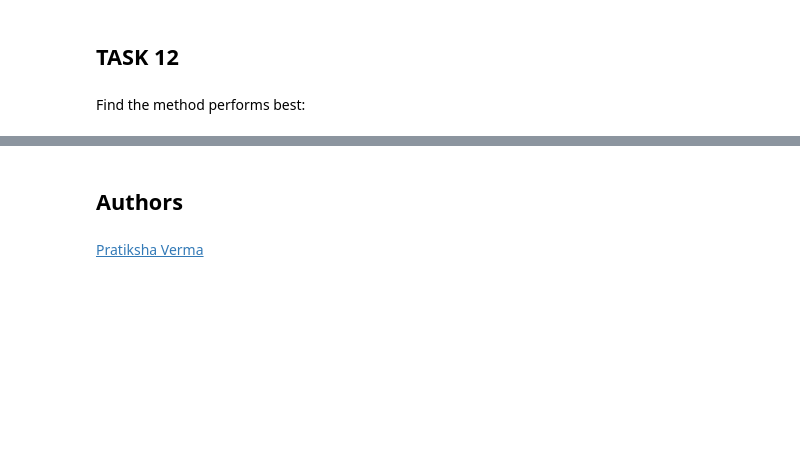
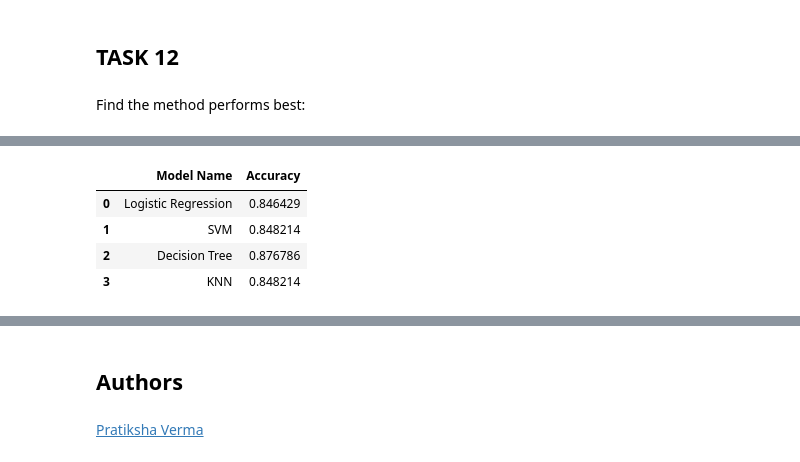
Before and after one commit to EricYangg/IBM-Applied-Data-Science-Capstone, a Jupyter notebook: Machine Learning Predictions.ipynb, the cells around one changed output, grey strips where cells are left out. Saved outputs shown, nothing was run; the diff lists cells and outputs as text; code cells hidden in the pictures; blank space fills up the shorter version.

```diff
--- a/Machine Learning Predictions.ipynb
+++ b/Machine Learning Predictions.ipynb
@@ -384,0 +375,10 @@ score:  0.8910714285714285
+# %%
+data = pd.DataFrame.from_dict(models.items())
+data = data.rename(columns={0:"Model Name",1:"Accuracy"})
+data
+# %% [output]
+|  | Model Name | Accuracy |
+| 0 | Logistic Regression | 0.846429 |
+| 1 | SVM | 0.848214 |
+| 2 | Decision Tree | 0.876786 |
+| 3 | KNN | 0.848214 |
```
Also changed, not shown: parts of 6 cells of this notebook.
